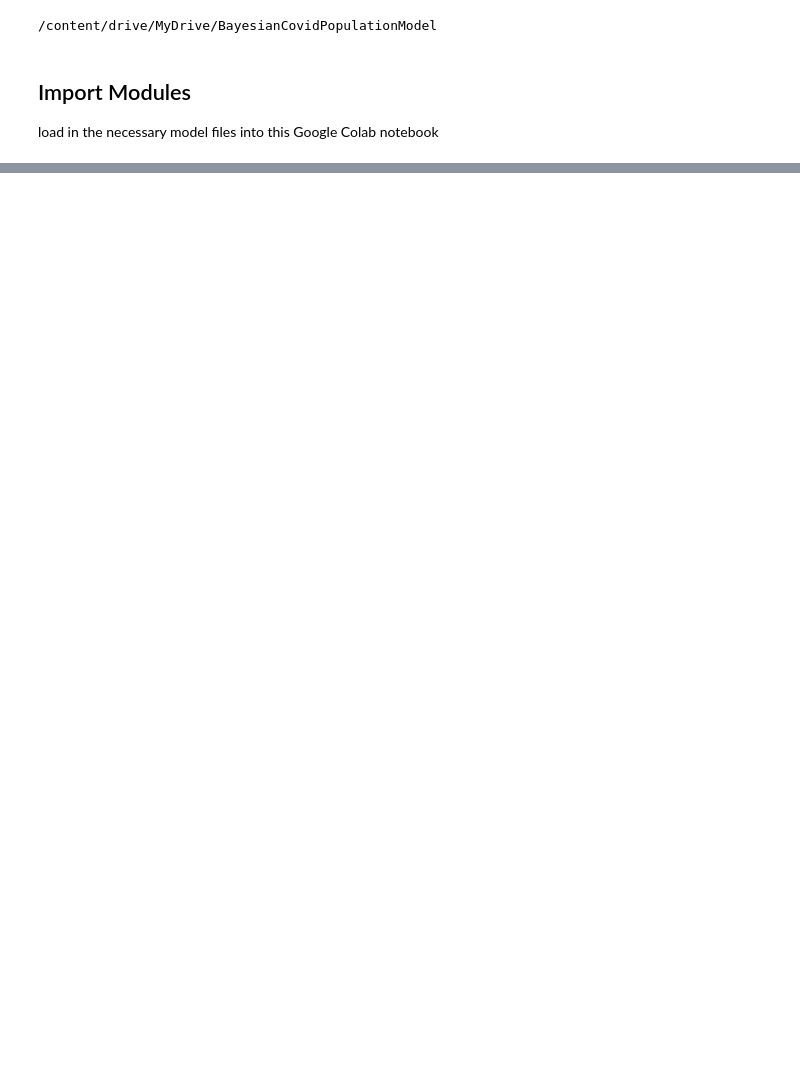
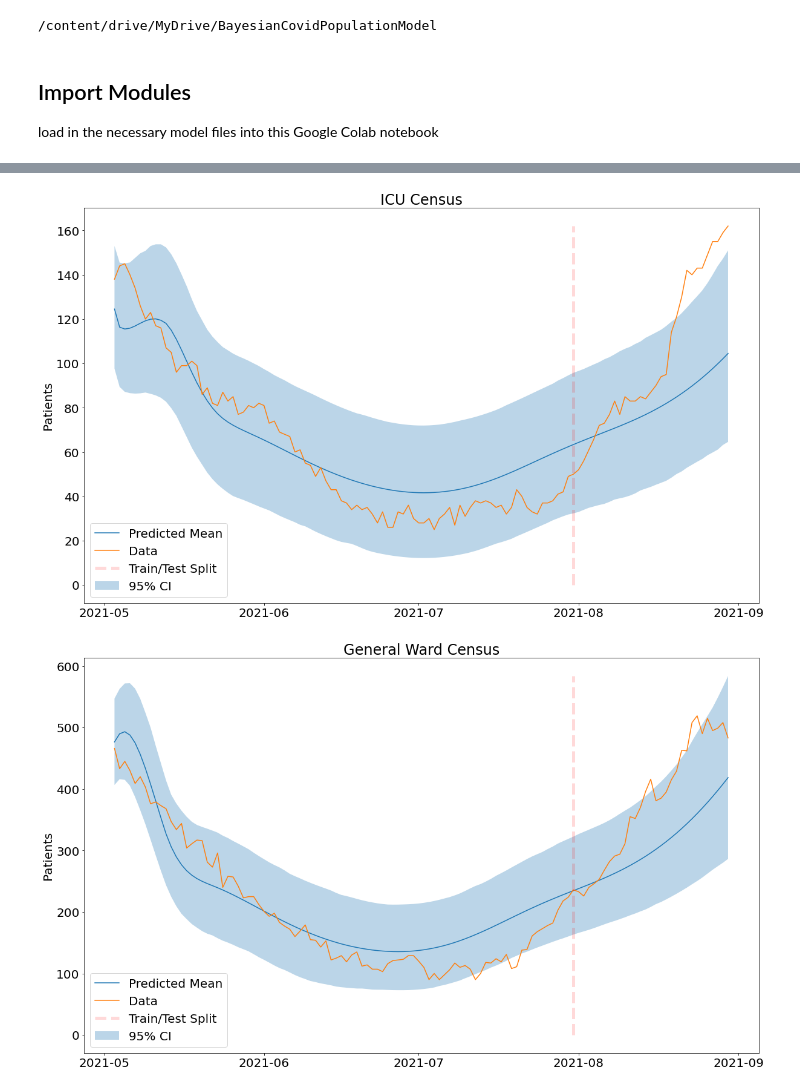
Before and after one commit to xchjason/CovidPopulationModel, a Jupyter notebook: Model_Notebook(Basic).ipynb, the cells around one changed output, grey strips where cells are left out. Cells and saved outputs as stored; diff of their text form; code cells hidden in the pictures; blank space fills up the shorter version.

```diff
--- a/Model_Notebook(Basic).ipynb
+++ b/Model_Notebook(Basic).ipynb
@@ -58,0 +33,3 @@ model = project_only(link)
+# %%
+model = basic_project()
+# %% [output]
@@ -58,0 +39,2 @@ model = project_only(link)
+[figure, added]
+[figure, added]
```
Also changed, not shown: parts of 11 cells of this notebook.
